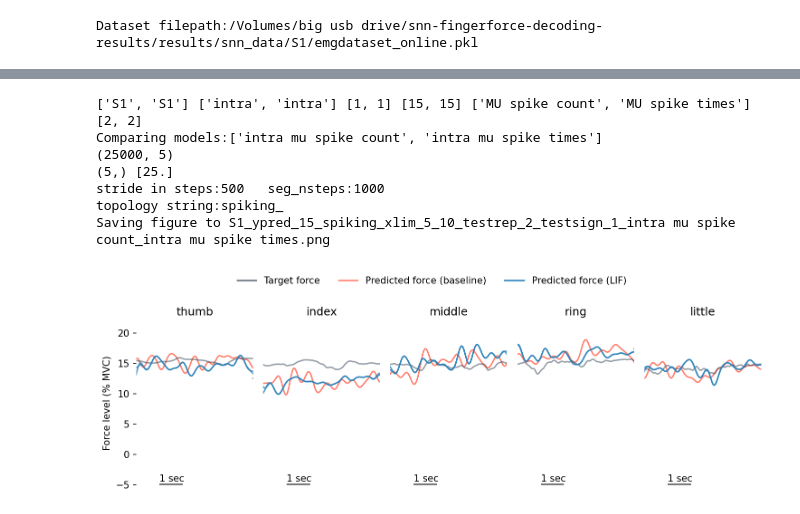
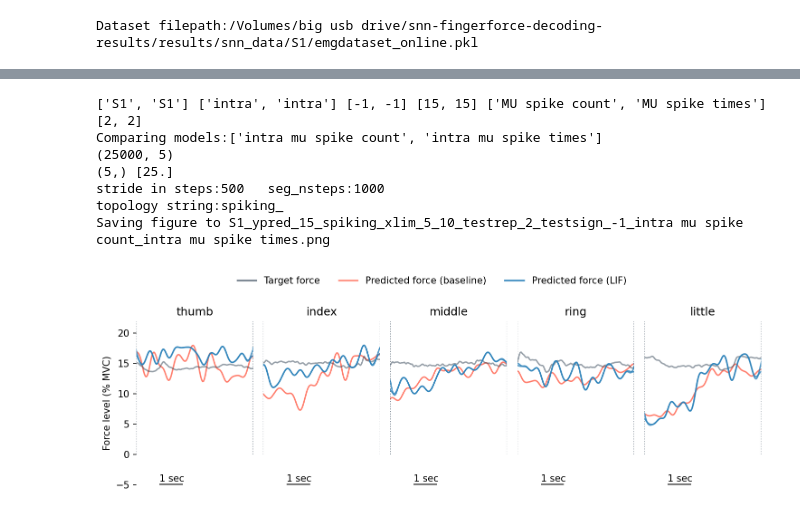
Before and after one commit to FarahBaracat/snn-fingerforce-decoding, a Jupyter notebook: notebooks/analysis/MUBaselineVsSNN.ipynb, the cells around one changed output, grey strips where cells are left out. Saved outputs shown, nothing was run; the diff lists cells and outputs as text; code cells hidden in the pictures.

```diff
--- a/notebooks/analysis/MUBaselineVsSNN.ipynb
+++ b/notebooks/analysis/MUBaselineVsSNN.ipynb
@@ -753,38 +879,39 @@ Data successfully saved to /Users/farahbaracat/Documents/PhD Research/Code/snn-f
 # %%
 subjects = ["S1", "S1"]
 emg_types = ["intra", "intra"]
-sign_mvcs = [1]*len(emg_types)
+sign_mvcs = [-1]*len(emg_types)
 mvcs = [15] * len(emg_types)
 input_types = [INPUT_TYPE_SP_COUNT, INPUT_TYPE_SP_TIMES]
 reps = [2] * len(emg_types)
 snn_params_for_topology = {SHALLOW_LEAKY:flat_leaky_config,
                            SHALLOW_SPIKING_DOUBLE_FILTER:flat_spiking_config}
 
 print(subjects, emg_types, sign_mvcs, mvcs, input_types, reps)
 cr.plot_pred_of_models_target_only_different_topologies(data_config,
                                                         dataset,
                                                         y_compiled_df_snn_conv[y_compiled_df_snn_conv[SEGMENT_HOLD_COL]==False],
                                                         subjects, emg_types,
                                                         sign_mvcs, mvcs, input_types,
                                                         reps,
                                                         snn_params_for_topology,
                                                         models_palette_dict=models_palette_dict,
                                                         ylim=(-5,22),
                                                         xlim= (5,10), # for entire profile: None | zoomed-in plateau: (5,10)
                                                         save_figure=True,
                                                         pred_force_alpha=0.9,
                                                         pred_linestyle='solid',
                                                          compiled_results_dir=output_figures_dir,
                                                         show_topology=[SHALLOW_SPIKING_DOUBLE_FILTER],
-                                                        show_custom_annotation=False, # show annotation in case of zoomed-in: True
+                                                        show_custom_annotation=True, # show annotation in case of zoomed-in: True
+
 
                             )
 # %% [output]
-['S1', 'S1'] ['intra', 'intra'] [1, 1] [15, 15] ['MU spike count', 'MU spike times'] [2, 2]
+['S1', 'S1'] ['intra', 'intra'] [-1, -1] [15, 15] ['MU spike count', 'MU spike times'] [2, 2]
 Comparing models:['intra mu spike count', 'intra mu spike times']
 (25000, 5)
 (5,) [25.]
 stride in steps:500   seg_nsteps:1000
 topology string:spiking_
-Saving figure to S1_ypred_15_spiking_xlim_5_10_testrep_2_testsign_1_intra mu spike count_intra mu spike times.png
+Saving figure to S1_ypred_15_spiking_xlim_5_10_testrep_2_testsign_-1_intra mu spike count_intra mu spike times.png
-[figure, old version]
+[figure, new version]
```
Also changed, not shown: parts of 17 cells of this notebook, 6 other files.
